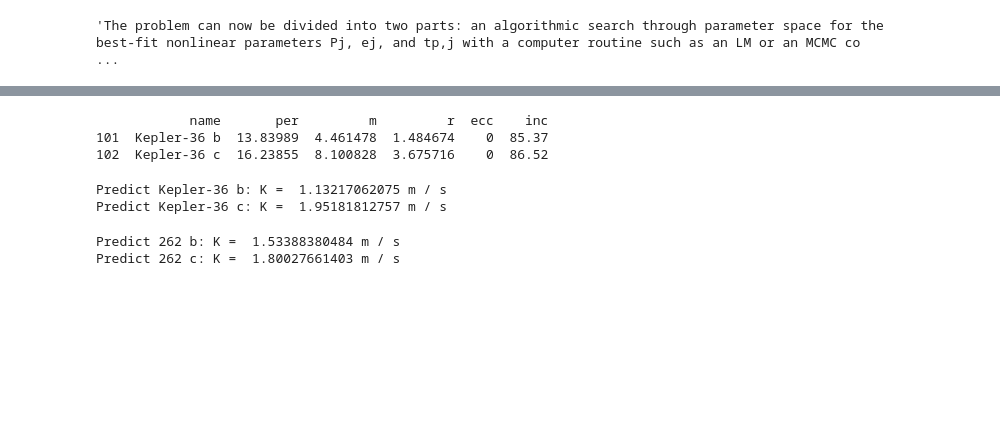
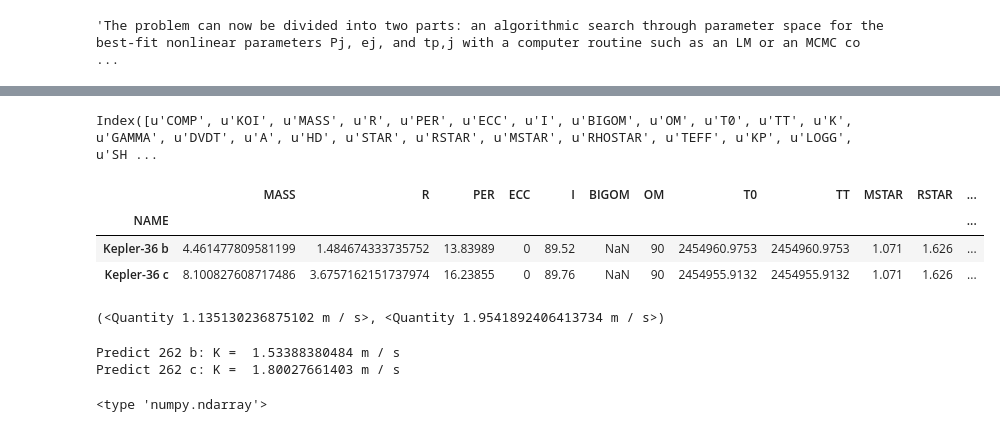
Before and after one commit to sealauren/IDL-programs, a Jupyter notebook: doppler_rvs/75732/rv_solve.ipynb, the cells around one changed output, grey strips where cells are left out. Cells and saved outputs as stored; diff of their text form; code cells hidden in the pictures; blank space fills up the shorter version.

```diff
--- a/doppler_rvs/75732/rv_solve.ipynb
+++ b/doppler_rvs/75732/rv_solve.ipynb
@@ -168,20 +152,48 @@ df = pd.merge(df,inc,how='outer')
-# %%
-print df.ix[df.starname=='Kepler-36',['name','per','m','r','ecc','inc']]
-# %% [output]
-            name       per         m         r  ecc    inc
-101  Kepler-36 b  13.83989  4.461478  1.484674    0  85.37
-102  Kepler-36 c  16.23855  8.100828  3.675716    0  86.52
-# %%
-# Kepler-36 b
-print "Predict Kepler-36 b: K = ", compute_K(1.07,4.461478,13.83989,0,85.37)
-# Kepler-36 c
-print "Predict Kepler-36 c: K = ", compute_K(1.07,8.100828, 16.23855, 0, 86.52)
-# %% [output]
-Predict Kepler-36 b: K =  1.13217062075 m / s
-Predict Kepler-36 c: K =  1.95181812757 m / s
+# %%
+import pandas as pd
+df = pd.read_csv('/Users/lweiss/Dropbox/research/orbits.txt', index_col='NAME')
+df.columns
+# %% [output]
+Index([u'COMP', u'KOI', u'MASS', u'R', u'PER', u'ECC', u'I', u'BIGOM', u'OM', u'T0', u'TT', u'K', u'GAMMA', u'DVDT', u'A', u'HD', u'STAR', u'RSTAR', u'MSTAR', u'RHOSTAR', u'TEFF', u'KP', u'LOGG', u'SH ...
+# %%
+df.ix[df.STAR=='Kepler-36',['MASS','R','PER','ECC','I','BIGOM','OM','T0','TT','MSTAR','RSTAR','K']]
+# %% [output]
+|  | MASS | R | PER | ECC | I | BIGOM | OM | T0 | TT | MSTAR | RSTAR | ... |
+| NAME |  |  |  |  |  |  |  |  |  |  |  | ... |
+| Kepler-36 b | 4.461477809581199 | 1.484674333735752 | 13.83989 | 0 | 89.52 | NaN | 90 | 2454960.9753 | 2454960.9753 | 1.071 | 1.626 | ... |
+| Kepler-36 c | 8.100827608717486 | 3.6757162151737974 | 16.23855 | 0 | 89.76 | NaN | 90 | 2454955.9132 | 2454955.9132 | 1.071 | 1.626 | ... |
+# %%
+#CFOP values
+# Kepler-36 b
+#print "Predict Kepler-36 b: K = ", compute_K(1.071,4.461478,13.83989,0,85.37)
+# Kepler-36 c
+#print "Predict Kepler-36 c: K = ", compute_K(1.071,8.100828, 16.23855, 0, 86.52)
+# Carter 2012 values
+# Kepler-36 b
+pars1 = [float(p) for p in pd.np.array(df.ix["Kepler-36 b",['MSTAR','MASS','PER','ECC','I']]).T.ravel()]
+K1 = compute_K(pars1[0], pars1[1], pars1[2], pars1[3], pars1[4])
+df['Kepler-36 b','K'] = K1
+# Kepler-36 c
+pars2 = [float(p) for p in pd.np.array(df.ix["Kepler-36 c",['MSTAR','MASS','PER','ECC','I']]).T.ravel()]
+K2 = compute_K(pars2[0], pars2[1], pars2[2], pars2[3], pars2[4])
+df['Kepler-36 c','K']=K2
+df.ix[['Kepler-36 b','Kepler-36 c'],'K']
+K1,K2
+# %% [output]
+(<Quantity 1.135130236875102 m / s>, <Quantity 1.9541892406413734 m / s>)
 # %%
 print "Predict 262 b: K = ", compute_K(1.26,2.69*(2.2)**0.93,7.812512,0,82.51)
 print "Predict 262 c: K = ", compute_K(1.26,2.69*(2.79)**0.93,9.376137,0,82.51)
 # %% [output]
 Predict 262 b: K =  1.53388380484 m / s
 Predict 262 c: K =  1.80027661403 m / s
+# %%
+# Make time array
+import datetime
+from astropy.time import Time
+dtimes = [str(datetime.datetime(2014, 7, d, 10)) for d in arange(1,32,1)]
+# convert t to JD
+tarr = np.array(Time(dtimes,format='iso',scale='utc').jd)
+print type(tarr)
+# %% [output]
+<type 'numpy.ndarray'>
```
Also changed, not shown: parts of 15 cells of this notebook, 1 other file.
